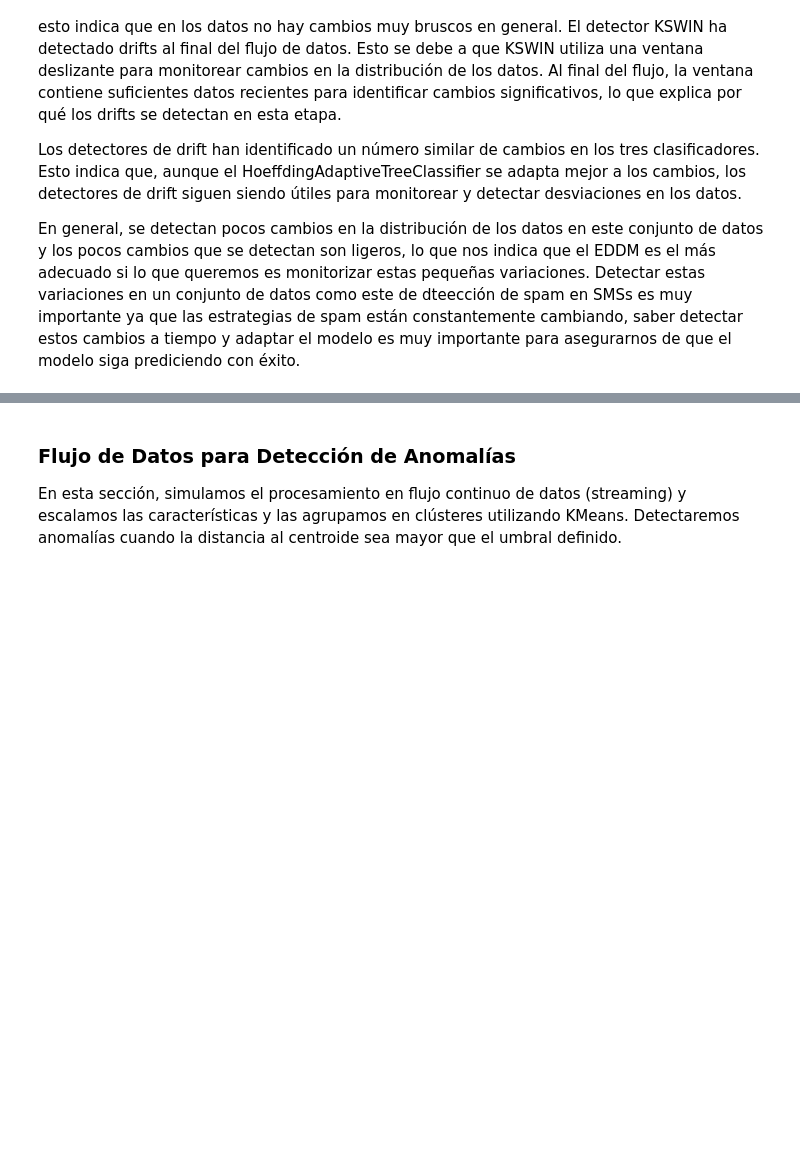
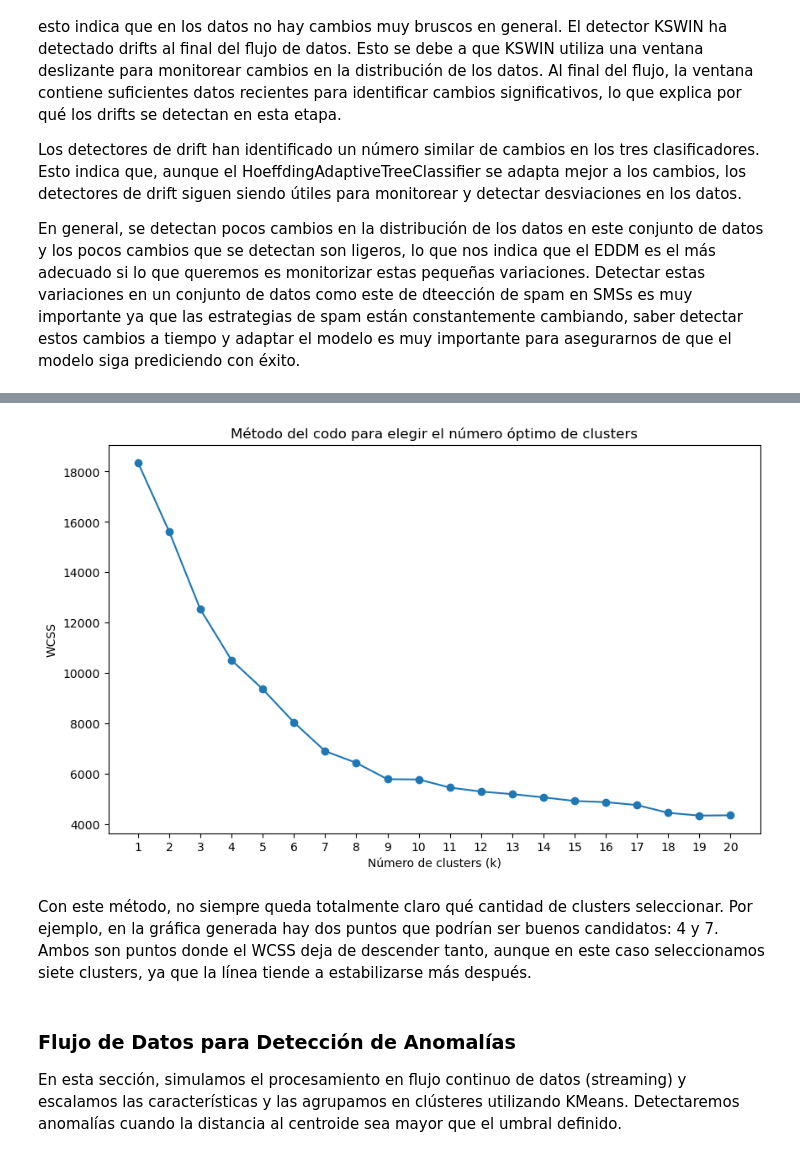
Before and after one commit to a-alcalde/Flujo-de-datos, a Jupyter notebook: Practica.ipynb, the cells around one changed output, grey strips where cells are left out. Cells and saved outputs as stored; diff of their text form; code cells hidden in the pictures; blank space fills up the shorter version.

```diff
--- a/Practica.ipynb
+++ b/Practica.ipynb
@@ -399 +438,63 @@ Nuestro objetivo es detectar mensajes que se desvían del comportamiento habitua
+# %%
+import matplotlib.pyplot as plt
+from river import preprocessing, cluster
+import math
+
+# Lista para almacenar la inercia de cada valor de k
+wcss_values = []
+k_values = range(1, 21)  # Probar diferentes números de clusters, de 1 a 20
+
+# Scaler
+scaler = preprocessing.StandardScaler()
+
+# Para cada valor de k
+for k in k_values:
+    # Inicializar el modelo KMeans con el valor de k
+    kmeans = cluster.KMeans(n_clusters=k, seed=133)
+    wcss = 0.0  # Variable para acumular la inercia para este k
+
+    for index, row in df.iterrows():
+        features = {
+            'num_caracteres': float(row['num_caracteres']),
+            'num_palabras': float(row['num_palabras']),
+            'num_alfabeticos': float(row['num_alfabeticos']),
+            'num_numericos': float(row['num_numericos']),
+            'num_no_alfanum': float(row['num_no_alfanum']),
+            'num_divisas': float(row['num_divisas']),
+            'num_mayusculas': float(row['num_mayusculas']),
+            'num_exclamaciones': float(row['num_exclamaciones']),
+            'num_interrogaciones': float(row['num_interrogaciones']),
+            'num_urls': float(row['num_urls'])
+        }
+
+        # Escalar las características
+        scaler.learn_one(features)
+        features_scaled = scaler.transform_one(features)
+
+        # Predecir el cluster y aprender en cada iteración
+        cluster_id = kmeans.predict_one(features_scaled)
+        kmeans.learn_one(features_scaled)
+
+        # Calcular la distancia cuadrada al centroide del cluster asignado
+        centroids = kmeans.centers
+        if centroids:
+            centroid = centroids[cluster_id]
+            distance_squared = sum((features_scaled[feature] - centroid[feature]) ** 2 for feature in features_scaled)
+            wcss += distance_squared
+
+    # Guardar la inercia para este valor de k
+    wcss_values.append(wcss)
+
+# Graficar el método del codo
+plt.figure(figsize=(10, 6))
+plt.plot(k_values, wcss_values, marker='o')
+plt.xlabel('Número de clusters (k)')
+plt.ylabel('WCSS')
+plt.title('Método del codo para elegir el número óptimo de clusters')
+plt.xticks(range(int(min(k_values)), int(max(k_values)) + 1))
+plt.show()
+# %% [output]
+[figure, added]
+# %% [markdown]
+Con este método, no siempre queda totalmente claro qué cantidad de clusters seleccionar. Por ejemplo, en la gráfica generada hay dos puntos que podrían ser buenos candidatos: 4 y 7. Ambos son puntos donde el WCSS deja de descender tanto, aunque en este caso seleccionamos siete clusters, ya que la línea tiende a estabilizarse más después.
 # %%
```
Also changed, not shown: parts of 25 cells of this notebook.
